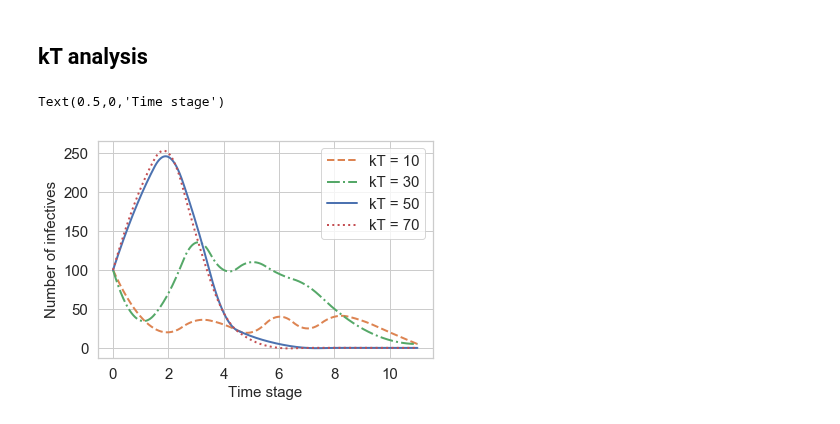
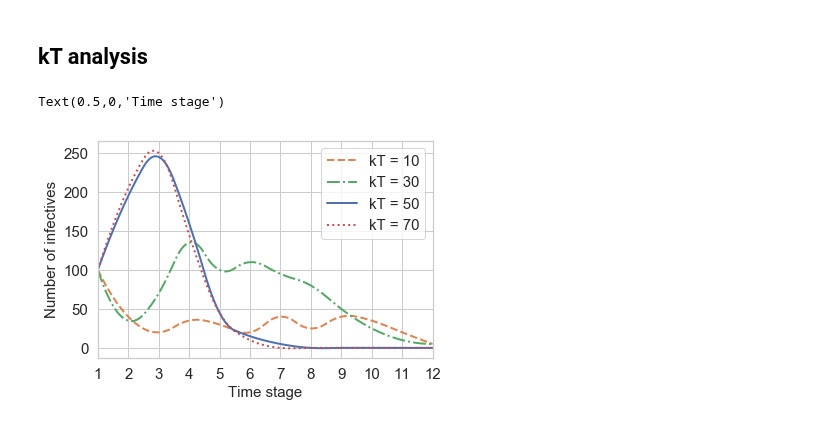
Before and after one commit to kadysongbb/drmdp, a Jupyter notebook: plot.ipynb, the cells around one changed output. Saved outputs shown, nothing was run; the diff lists cells and outputs as text; code cells hidden in the pictures.

```diff
--- a/plot.ipynb
+++ b/plot.ipynb
@@ -98,26 +104,28 @@ Text(0.5,0,'Time stage')
 # %%
 xi_dddrmdp1_kT1 = [100,40,20,35,30,20,40,25,40,35,20,5]
 xi_dddrmdp1_kT2 = [100,35,70,135,100,110,95,80,50,25,10,5]
 xi_dddrmdp1_kT3 = [100,195,245,160,45,15,5,0,0,0,0,0]
 xi_dddrmdp1_kT4 = [100,205,250,145,45,10,0,0,0,0,0,0]
 
-f_kt1 = interp1d(np.arange(12), xi_dddrmdp1_kT1, kind='quadratic')
-f_kt2 = interp1d(np.arange(12), xi_dddrmdp1_kT2, kind='quadratic')
-f_kt3 = interp1d(np.arange(12), xi_dddrmdp1_kT3, kind='quadratic')
-f_kt4 = interp1d(np.arange(12), xi_dddrmdp1_kT4, kind='quadratic')
+f_kt1 = interp1d(np.arange(1,13), xi_dddrmdp1_kT1, kind='quadratic')
+f_kt2 = interp1d(np.arange(1,13), xi_dddrmdp1_kT2, kind='quadratic')
+f_kt3 = interp1d(np.arange(1,13), xi_dddrmdp1_kT3, kind='quadratic')
+f_kt4 = interp1d(np.arange(1,13), xi_dddrmdp1_kT4, kind='quadratic')
 
-xnew = np.linspace(0,11,num=1000)
+xnew = np.linspace(1,12,num=1000)
 plt.figure()
 plt.plot(xnew, f_kt1(xnew),'--', label = 'kT = 10',linewidth = 2, color = orange)
 plt.plot(xnew, f_kt2(xnew),'-.',label = 'kT = 30',linewidth = 2, color = green)
 plt.plot(xnew, f_kt3(xnew),'-',label = 'kT = 50',linewidth = 2, color = blue)
 plt.plot(xnew, f_kt4(xnew),':',label = 'kT = 70',linewidth = 2, color = red)
 
 plt.legend(fontsize = 15)
 plt.xticks(fontsize= 15)
 plt.yticks(fontsize= 15)
+plt.xticks(np.arange(1,13))
+plt.xlim((1,12))
 plt.ylabel('Number of infectives', fontsize = 15)
 plt.xlabel('Time stage', fontsize = 15)
 # %% [output]
 Text(0.5,0,'Time stage')
-[figure, old version]
+[figure, new version]
```
Also changed, not shown: parts of 3 cells of this notebook.
